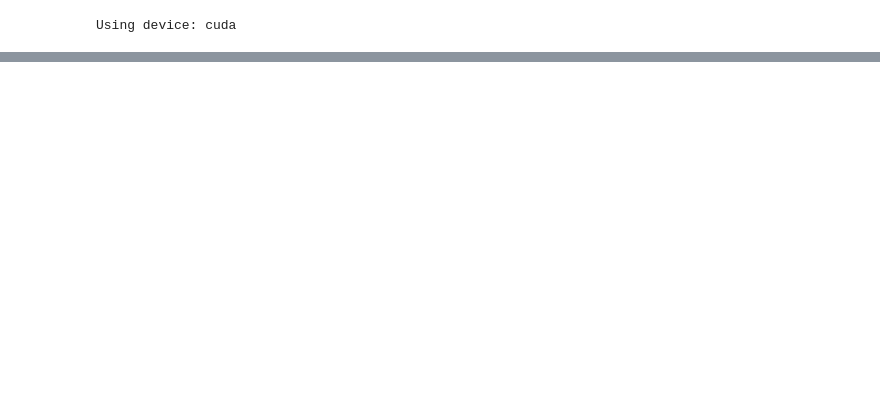
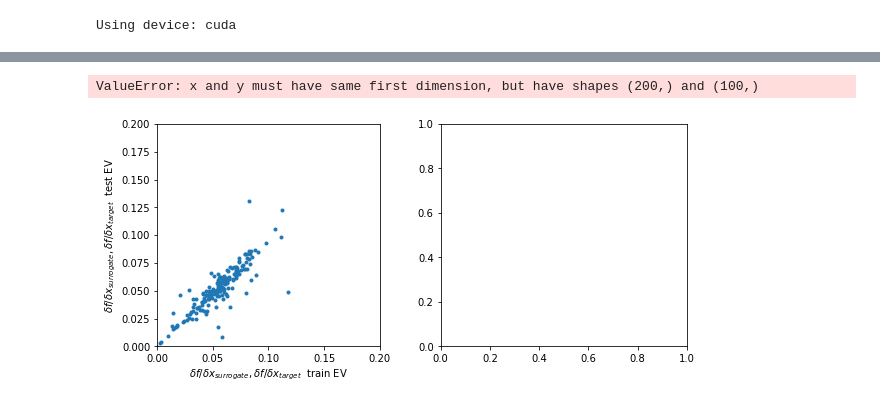
Before and after one commit to chongguo/SimNeuroController, a Jupyter notebook: Note111420.ipynb, the cells around one changed output, grey strips where cells are left out. Saved outputs shown, nothing was run; the diff lists cells and outputs as text; code cells hidden in the pictures; blank space fills up the shorter version.

```diff
--- a/Note111420.ipynb
+++ b/Note111420.ipynb
@@ -78,0 +178,22 @@ plt.show()
+# %%
+loadd = 'snet10_snet11_512to100_'
+gradalignment = np.loadtxt('params\\' + loadd + 'grad_alignement.csv',delimiter = ',')
+# %%
+plt.figure(figsize=(15,9))
+ax1 = plt.subplot(2,3,1)
+ax1.set_aspect('equal')
+plt.plot(np.nanmedian(gradalignment[:4000],axis=0).T,np.nanmedian(gradalignment[-1000:],axis=0).T,'.')
+plt.xlim([0,.2])
+plt.ylim((0,.2))
+plt.xlabel(r'${\delta f/\delta x _{surrogate},\delta f/\delta x _{target}}$  train EV', fontsize=10)
+plt.ylabel(r'${\delta f/\delta x _{surrogate},\delta f/\delta x _{target}}$  test EV', fontsize=10)
+ax2 = plt.subplot(2,3,2)
+plt.plot(np.nanmedian(gradalignment[-1000:],axis=0).T,snet2snet.test_ctr_score,'.')
+plt.xlim([0,.2])
+plt.ylim((0,1))
+plt.xlabel(r'${\delta f/\delta x _{surrogate},\delta f/\delta x _{target}}$  test EV', fontsize=10)
+plt.ylabel(r'${\Delta f_{surrogate}(x+\epsilon),\Delta f_{target}(x+\epsilon)}$  test EV', fontsize=10)
+plt.show()
+# %% [output]
+ValueError: x and y must have same first dimension, but have shapes (200,) and (100,)
+[figure, added]
```
Also changed, not shown: parts of 34 cells of this notebook, 22 other files.
